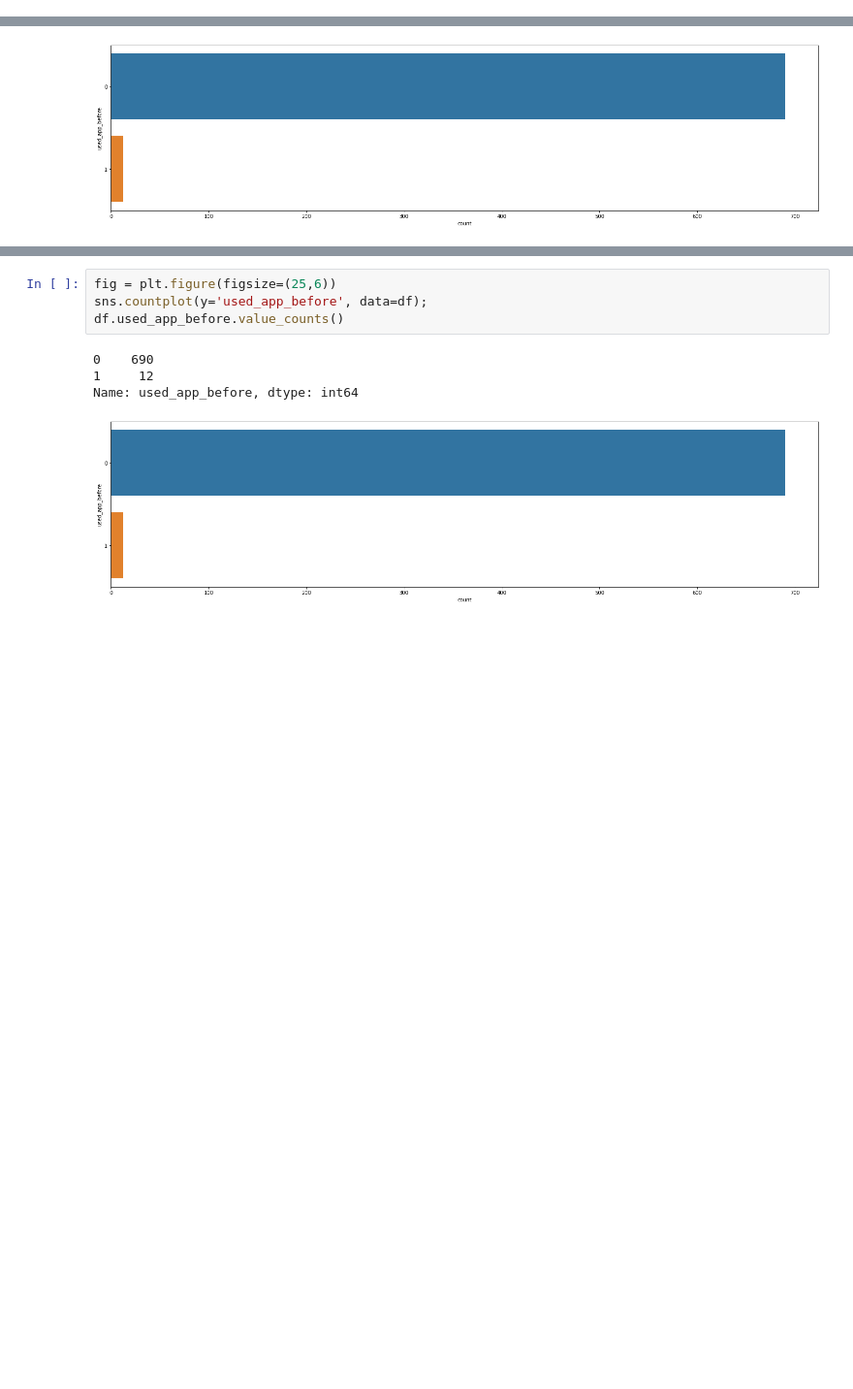
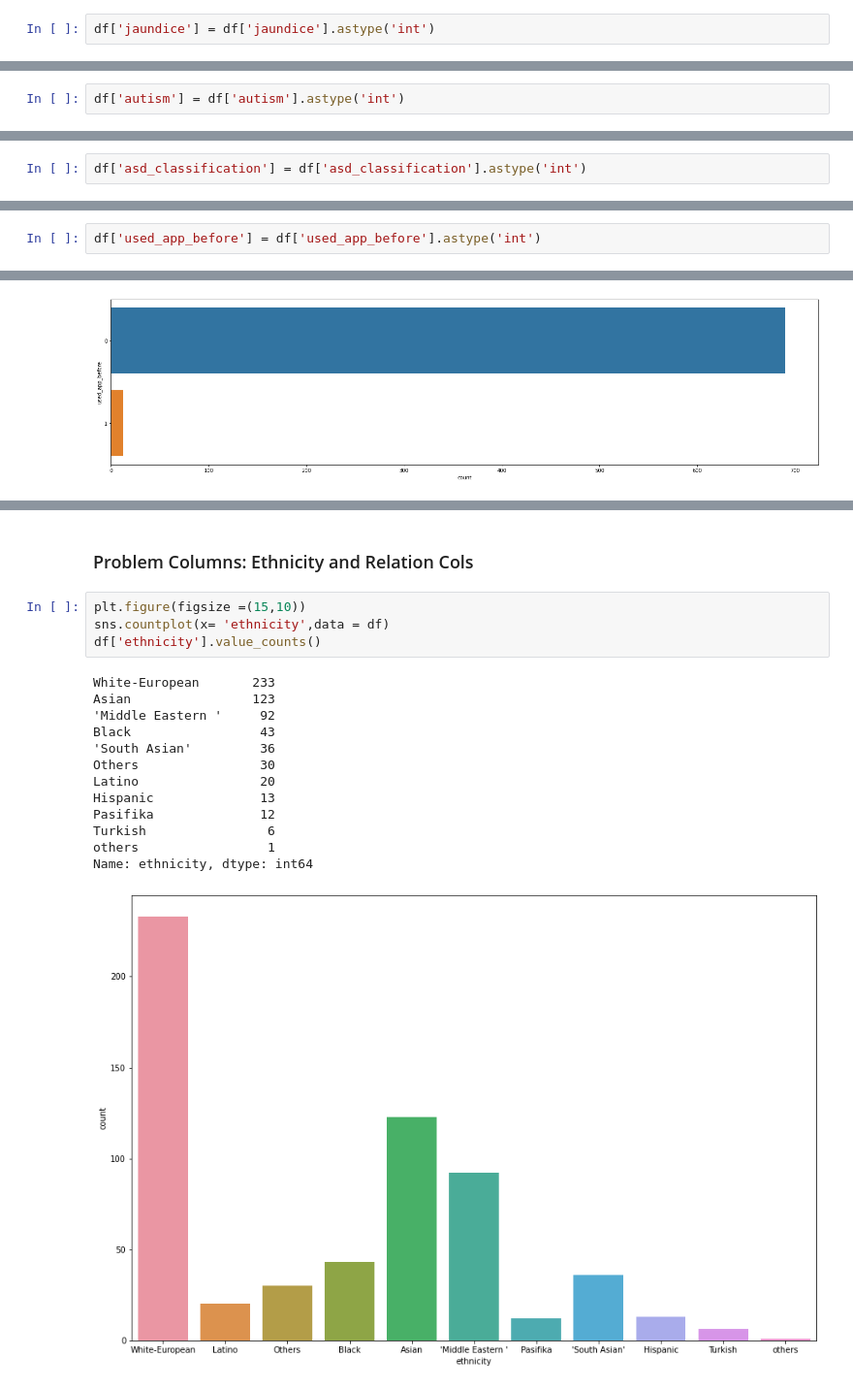
Before and after one commit to blessinvarkey/asd-screening-ml, a Jupyter notebook: asd_screening/autism-screening-project.ipynb, the cells around one changed output, grey strips where cells are left out. Shown: that part at 97% size. Saved outputs shown, nothing was run; the diff lists cells and outputs as text; blank space fills up the shorter version.

Commit message:
updated countplot(s), test-train split

```diff
--- a/asd_screening/autism-screening-project.ipynb
+++ b/asd_screening/autism-screening-project.ipynb
@@ -186,6 +167,8 @@ Name: jaundice, dtype: int64
 # %%
 new_df= pd.DataFrame({'jaundice':df.jaundice.map(dict(yes=1,no=0))})
 df.update(new_df)
+# %%
+df['jaundice'] = df['jaundice'].astype('int')
 # %%
 sns.barplot(x='gender', y='jaundice', data=df)
 # %% [output]
@@ -200,6 +183,8 @@ According to the dataset, 91 individuals had a family member who had PDD out of
 # %%
 new_df= pd.DataFrame({'autism':df.autism.map(dict(yes=1,no=0))})
 df.update(new_df)
+# %%
+df['autism'] = df['autism'].astype('int')
 # %%
 fig = plt.figure(figsize=(25,6))
 sns.countplot(y='autism', data=df);
@@ -214,6 +199,8 @@ Name: autism, dtype: int64
 # %%
 new_df = pd.DataFrame({'asd_classification':df.asd_classification.map(dict(YES=1,NO=0))})
 df.update(new_df)
+# %%
+df['asd_classification'] = df['asd_classification'].astype('int')
 # %%
 fig = plt.figure(figsize=(25,6))
 sns.countplot(y='asd_classification', data=df);
@@ -230,6 +217,8 @@ Whether the p/w ASD has used a screening app
 # %%
 new_df = pd.DataFrame({'used_app_before':df.used_app_before.map(dict(yes=1,no=0))})
 df.update(new_df)
+# %%
+df['used_app_before'] = df['used_app_before'].astype('int')
 # %%
 fig = plt.figure(figsize=(25,6))
 sns.countplot(y='used_app_before', data=df);
@@ -242,9 +236,20 @@ Name: used_app_before, dtype: int64
+# %% [markdown]
+### Problem Columns: Ethnicity and Relation Cols
 # %%
-fig = plt.figure(figsize=(25,6))
-sns.countplot(y='used_app_before', data=df);
-df.used_app_before.value_counts()
+plt.figure(figsize =(15,10))
+sns.countplot(x= 'ethnicity',data = df)
+df['ethnicity'].value_counts()
 # %% [output]
-0    690
-1     12
-Name: used_app_before, dtype: int64
+White-European       233
+Asian                123
+'Middle Eastern '     92
+Black                 43
+'South Asian'         36
+Others                30
+Latino                20
+Hispanic              13
+Pasifika              12
+Turkish                6
+others                 1
+Name: ethnicity, dtype: int64
-[figure, old version]
+[figure, new version]
```
Also changed, not shown: parts of 25 cells of this notebook.
